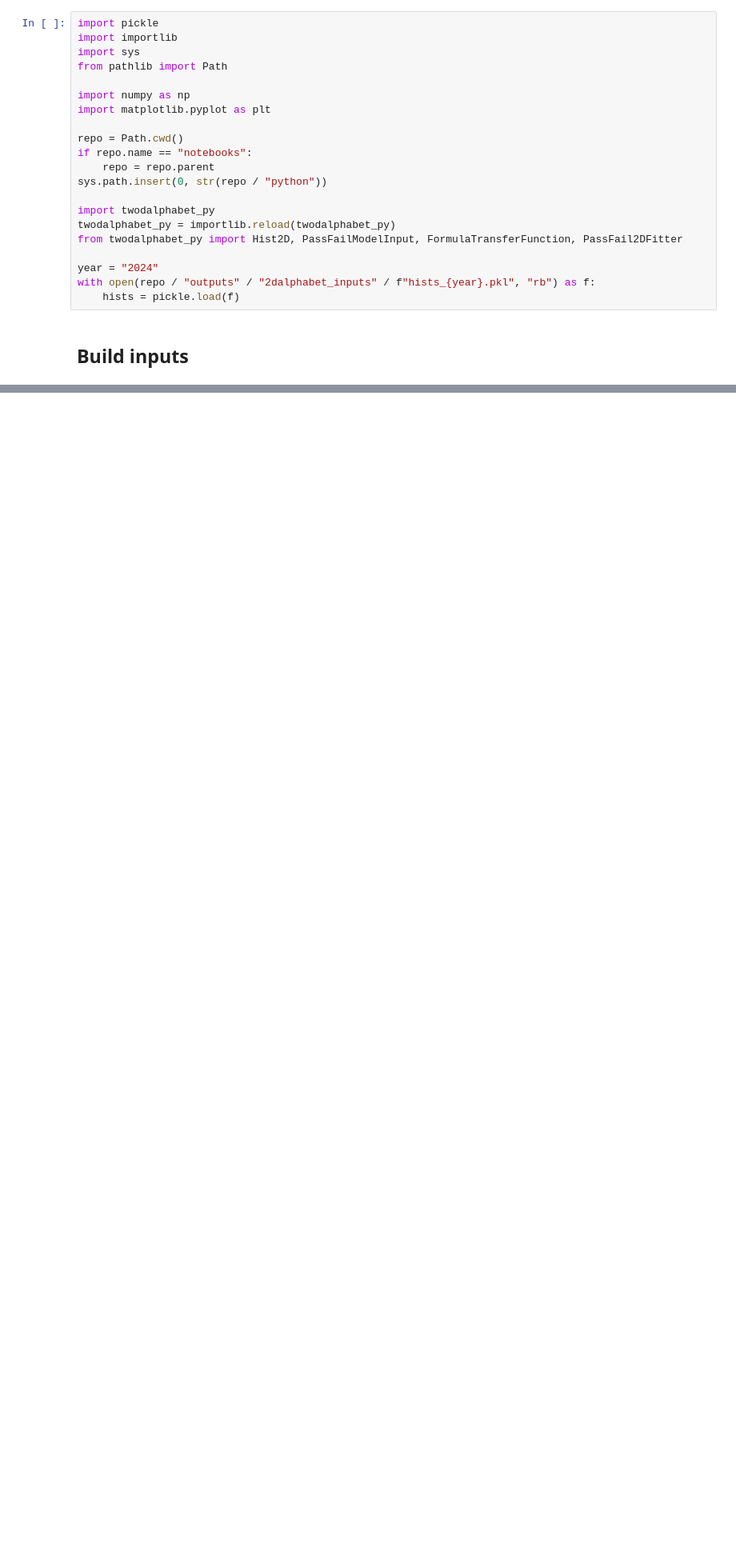
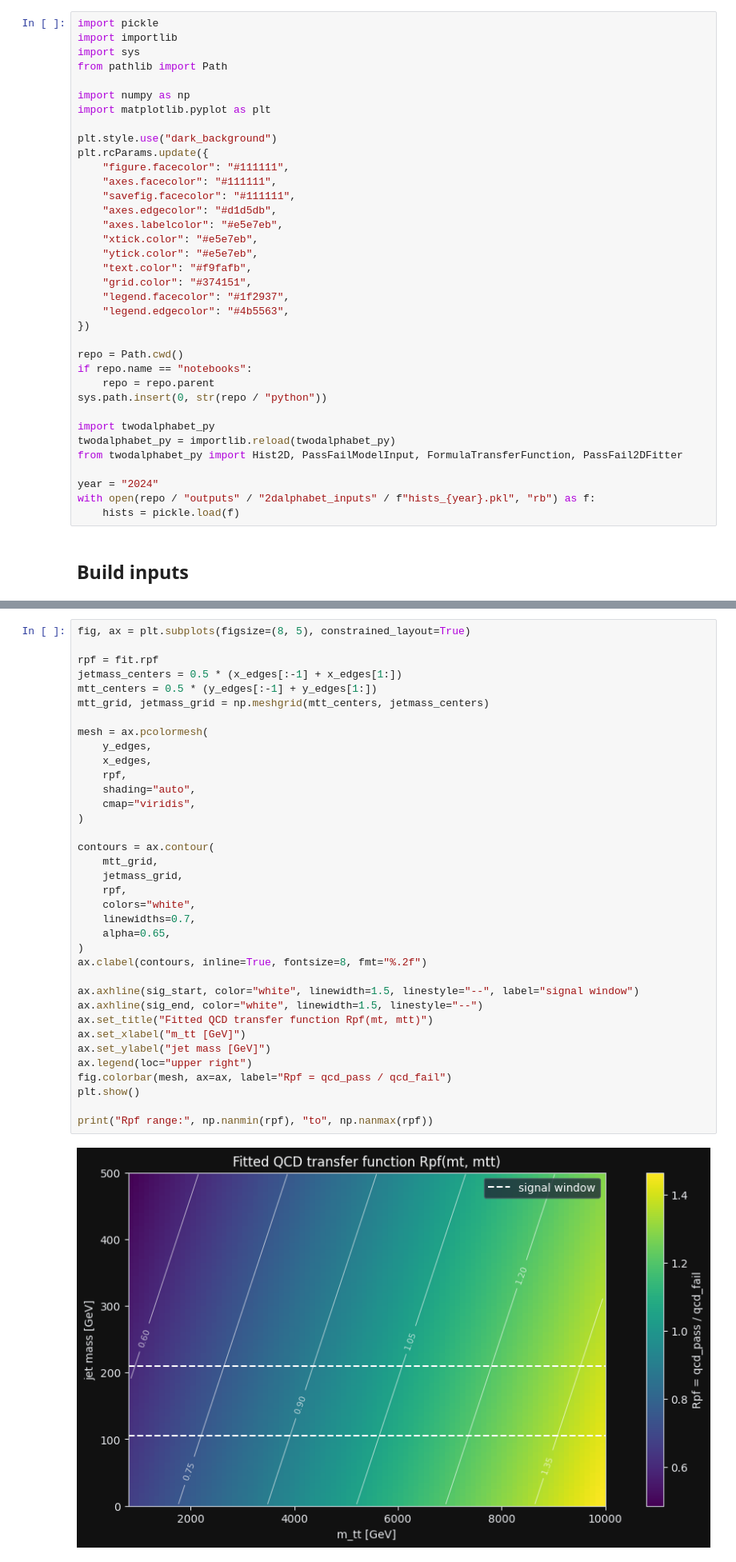
Before and after one commit to hayfasfar/TTbarHadronicSkimmer, a Jupyter notebook: notebooks/twodalphabet_py_demo.ipynb, the cells around one changed output, grey strips where cells are left out. Shown at 80% size. Drawn from its saved outputs; the diff is of its cells as text; blank space fills up the shorter version.

```diff
--- a/notebooks/twodalphabet_py_demo.ipynb
+++ b/notebooks/twodalphabet_py_demo.ipynb
@@ -12,6 +12,21 @@ from pathlib import Path
 
 import numpy as np
 import matplotlib.pyplot as plt
+
+plt.style.use("dark_background")
+plt.rcParams.update({
+    "figure.facecolor": "#111111",
+    "axes.facecolor": "#111111",
+    "savefig.facecolor": "#111111",
+    "axes.edgecolor": "#d1d5db",
+    "axes.labelcolor": "#e5e7eb",
+    "xtick.color": "#e5e7eb",
+    "ytick.color": "#e5e7eb",
+    "text.color": "#f9fafb",
+    "grid.color": "#374151",
+    "legend.facecolor": "#1f2937",
+    "legend.edgecolor": "#4b5563",
+})
 
 repo = Path.cwd()
 if repo.name == "notebooks":
@@ -104,0 +126,38 @@ params:  {'rpf_par0': 0.6663799275287853, 'rpf_par1': -0.1852462052179125, 'rpf_
+# %%
+fig, ax = plt.subplots(figsize=(8, 5), constrained_layout=True)
+
+rpf = fit.rpf
+jetmass_centers = 0.5 * (x_edges[:-1] + x_edges[1:])
+mtt_centers = 0.5 * (y_edges[:-1] + y_edges[1:])
+mtt_grid, jetmass_grid = np.meshgrid(mtt_centers, jetmass_centers)
+
+mesh = ax.pcolormesh(
+    y_edges,
+    x_edges,
+    rpf,
+    shading="auto",
+    cmap="viridis",
+)
+
+contours = ax.contour(
+    mtt_grid,
+    jetmass_grid,
+    rpf,
+    colors="white",
+    linewidths=0.7,
+    alpha=0.65,
+)
+ax.clabel(contours, inline=True, fontsize=8, fmt="%.2f")
+
+ax.axhline(sig_start, color="white", linewidth=1.5, linestyle="--", label="signal window")
+ax.axhline(sig_end, color="white", linewidth=1.5, linestyle="--")
+ax.set_title("Fitted QCD transfer function Rpf(mt, mtt)")
+ax.set_xlabel("m_tt [GeV]")
+ax.set_ylabel("jet mass [GeV]")
+ax.legend(loc="upper right")
+fig.colorbar(mesh, ax=ax, label="Rpf = qcd_pass / qcd_fail")
+plt.show()
+
+print("Rpf range:", np.nanmin(rpf), "to", np.nanmax(rpf))
+# %% [output]
+[figure, added]
```
Also changed, not shown: parts of 9 cells of this notebook, 8 other files.
